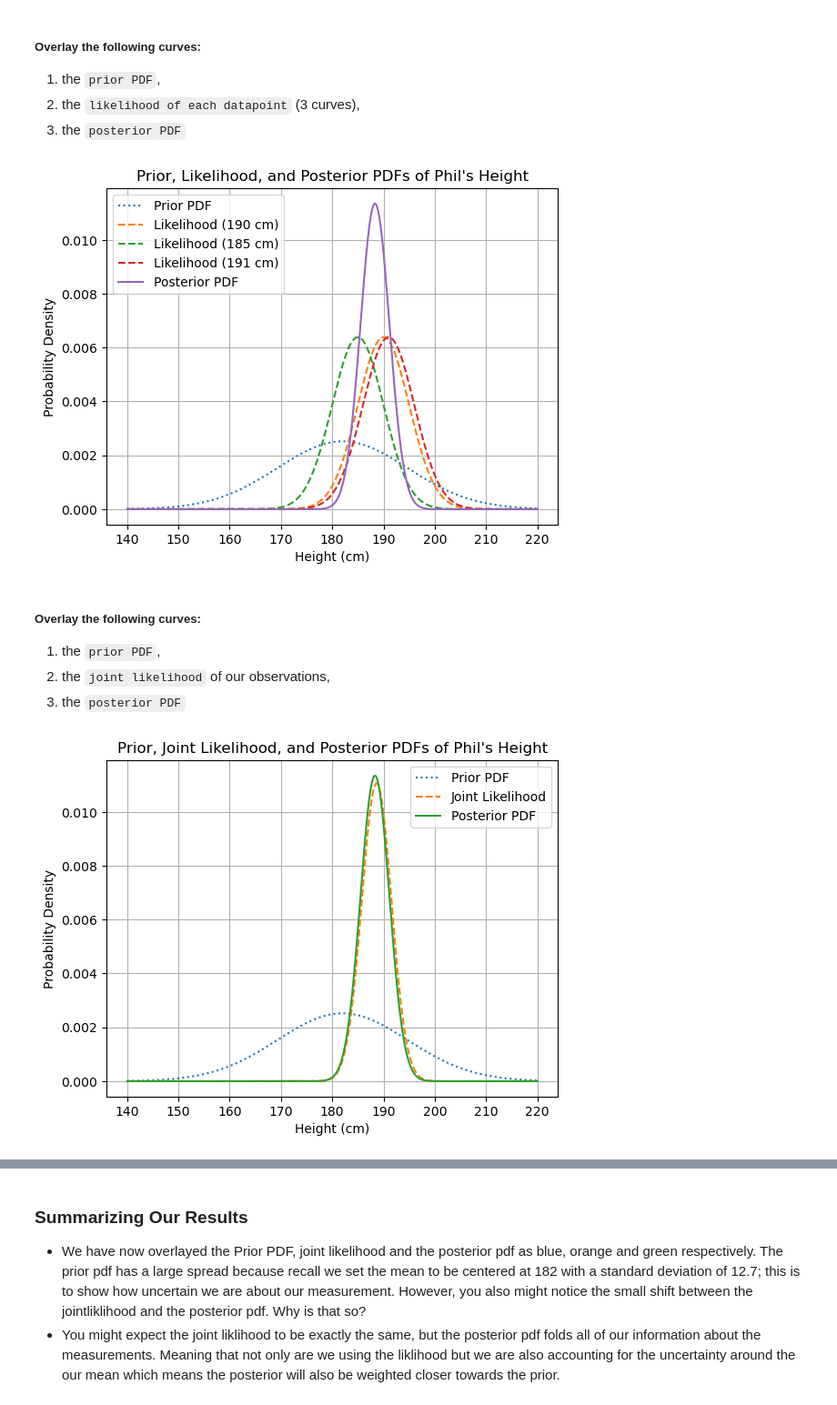
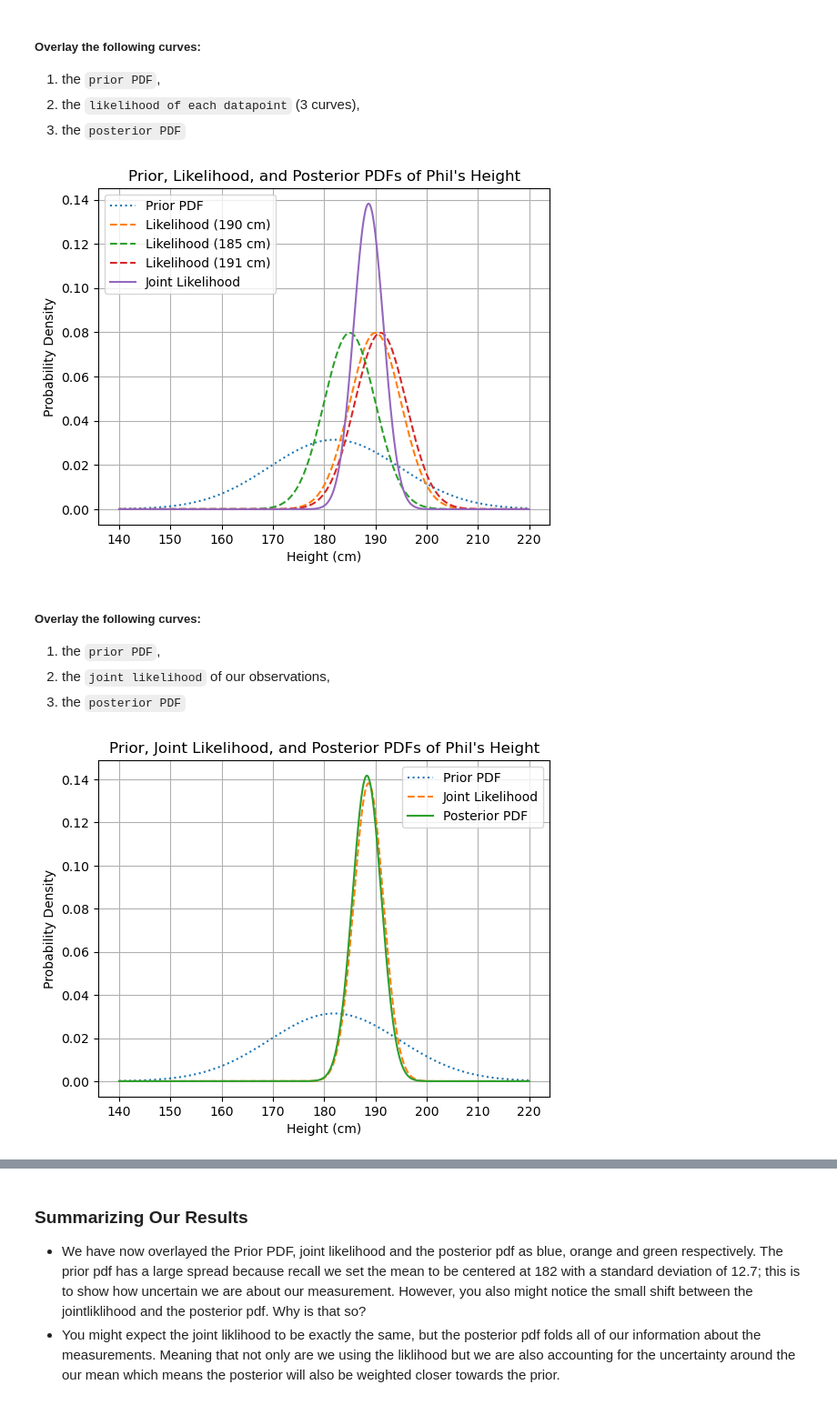
Before and after one commit to emcarthur123/BayesianPrimer, a Jupyter notebook: first_posterior_PDF.ipynb, the cells around one changed output, grey strips where cells are left out. Shown: that part at 91% size. Saved outputs shown, nothing was run; the diff lists cells and outputs as text; code cells hidden in the pictures.

```diff
--- a/first_posterior_PDF.ipynb
+++ b/first_posterior_PDF.ipynb
@@ -92,14 +87,11 @@ $$ posterior \propto likelihood \times prior$$
 $$ P(\theta \mid D) = \frac{P(D \mid \theta) \cdot P(\theta)}{P(D)} $$
 # %%
 ### Implement a function to obtain the Posterior PDF
-def posterior_pdf(data, prior_function,likelihood_function, theta_values):
-    """
-    Returns normalized posterior PDF.
-    """
+def posterior_pdf(data, prior_function, likelihood_function, theta_values):
     prior_values = prior_function(theta_values)
-    likelihood_values = np.array([[likelihood_function(d, theta) for d in data] for theta in theta_values])
-    unnormalized_posterior = np.prod(likelihood_values, axis=1) * prior_values
-    posterior = unnormalized_posterior / np.sum(unnormalized_posterior)
+    likelihood_values = np.array([likelihood_function(data, theta) for theta in theta_values])
+    unnormalized_posterior = likelihood_values * prior_values
+    posterior = unnormalized_posterior / np.trapz(unnormalized_posterior, theta_values)  # Normalize using trapezoidal rule
     return posterior
 # %% [markdown]
 ##### Overlay the following curves:
@@ -120,18 +112,22 @@ theta_values = np.linspace(140, 220, 1000)
 posterior = posterior_pdf(measurements, prior_pdf, likelihood, theta_values)
 
 # Visualize the prior distribution
-plt.plot(theta_values, prior_pdf(theta_values), label='Prior PDF',linestyle='dotted')
+plt.plot(theta_values, prior_pdf(theta_values), label='Prior PDF', linestyle='dotted')
 
 # Visualize the likelihood curves for each data point
-joint_likelihood = 1
 for measurement in measurements:
-    one_measure_lik = np.array([likelihood(measurement, theta) for theta in theta_values])
-    one_measure_like_norm = one_measure_lik/np.sum(one_measure_lik)
-    joint_likelihood *= one_measure_lik
-    plt.plot(theta_values, one_measure_like_norm, label=f'Likelihood ({measurement} cm)',linestyle='--')
+    one_measure_lik = np.array([likelihood([measurement], theta) for theta in theta_values])
+    one_measure_like_norm = one_measure_lik / np.trapz(one_measure_lik, theta_values)
+    plt.plot(theta_values, one_measure_like_norm, label=f'Likelihood ({measurement} cm)', linestyle='--')
 
-# Visualize the posterior PDF
-plt.plot(theta_values, posterior, label='Posterior PDF', )
+# Compute the joint likelihood for all measurements
+joint_likelihood = np.array([likelihood(measurements, theta) for theta in theta_values])
+joint_likelihood /= np.trapz(joint_likelihood, theta_values)
+
+# Visualize the joint likelihood
+plt.plot(theta_values, joint_likelihood, label='Joint Likelihood')
+
+
 
 # Set plot labels and legend
 plt.xlabel("Height (cm)")
@@ -141,42 +137,37 @@ plt.legend()
 plt.grid(True)
 plt.show()
 # %% [output]
-[figure, old version]
+[figure, new version]
 # %% [markdown]
 ##### Overlay the following curves:
 1. the `prior PDF`,
 2. the `joint likelihood` of our observations,
 3. the `posterior PDF`
 # %%
-### Overlay the following curves: 1. the Prior PDF,
-### 2. the Likelihood of all datapoints (this is the joint probability of observing all 3 datapoints),
-### 3. the Posterior PDF
-
-
 # Given measurements
 measurements = [190, 185, 191]
 
 # Define the range of theta values (Phil's height)
 theta_values = np.linspace(140, 220, 1000)
 
 # Compute the posterior PDF
 posterior = posterior_pdf(measurements, prior_pdf, likelihood, theta_values)
 
 # Visualize the prior distribution
 plt.plot(theta_values, prior_pdf(theta_values), label='Prior PDF', ls = 'dotted')
 
 # Visualize the joint likelihood
 # plt.plot(theta_values, joint_likelihood, )
-plt.plot(theta_values, joint_likelihood/np.sum(joint_likelihood), label='Joint Likelihood', linestyle='--')
+plt.plot(theta_values, joint_likelihood, label='Joint Likelihood', linestyle='--')
 # Visualize the posterior PDF
 plt.plot(theta_values, posterior, label='Posterior PDF', )
+
 
 # Set plot labels and legend
 plt.xlabel("Height (cm)")
 plt.ylabel("Probability Density")
 plt.title("Prior, Joint Likelihood, and Posterior PDFs of Phil's Height")
 plt.legend()
 plt.grid(True)
-plt.show()
 # %% [output]
-[figure, old version]
+[figure, new version]
```
Also changed, not shown: parts of 9 cells of this notebook.
